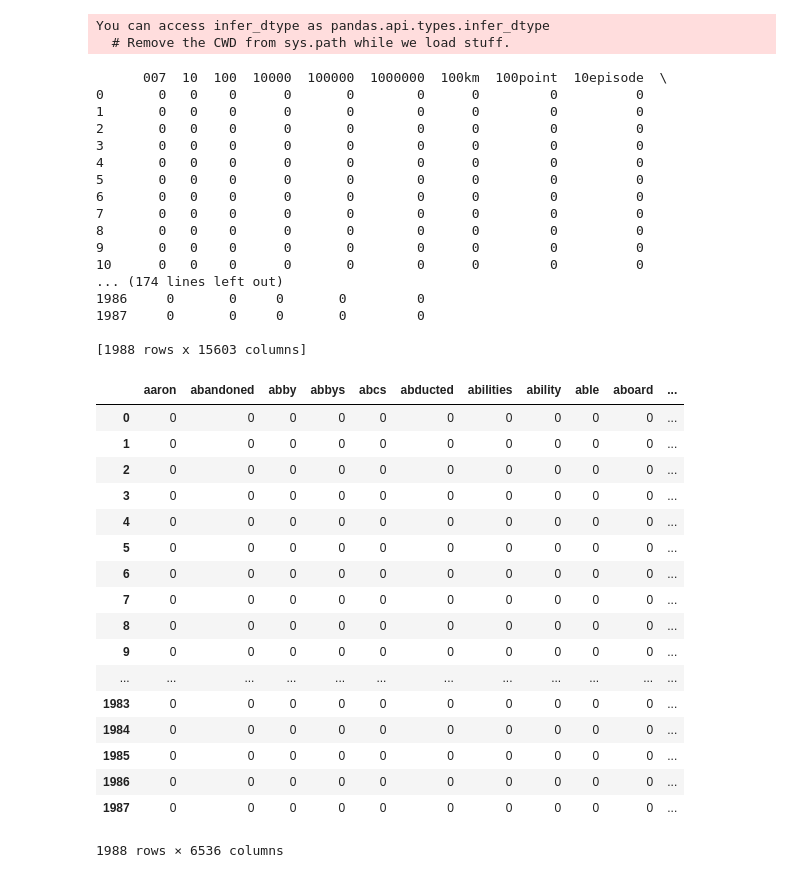
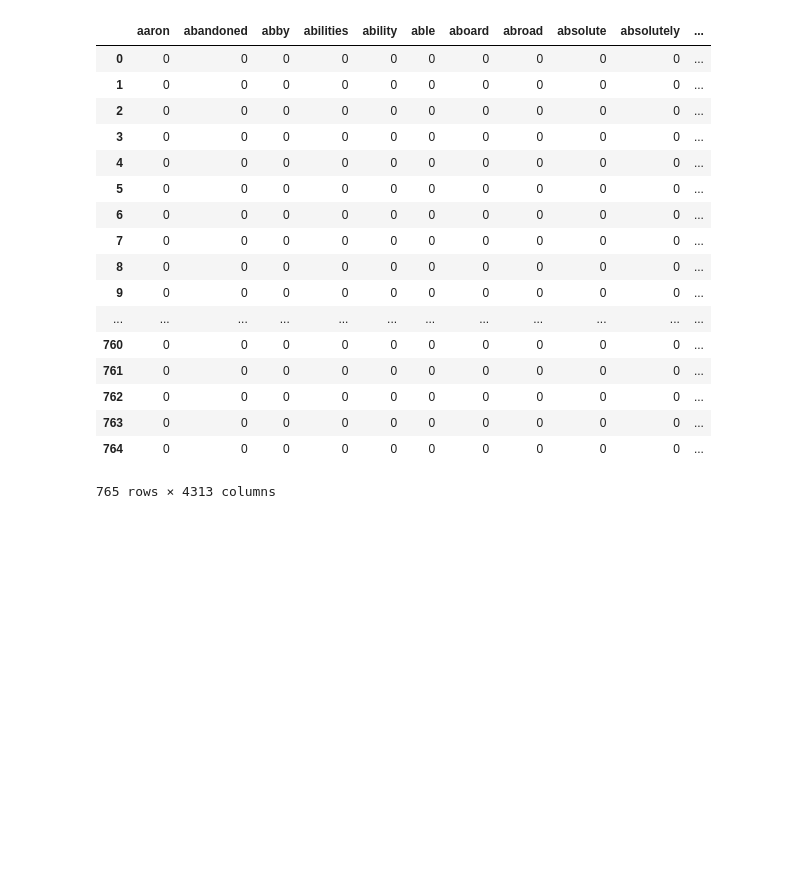
Before and after one commit to mjpriv/mgr, a Jupyter notebook: tda/zadrozny_analysis.ipynb, the cells around one changed output. Cells and saved outputs as stored; diff of their text form; code cells hidden in the pictures; blank space fills up the shorter version.

```diff
--- a/tda/zadrozny_analysis.ipynb
+++ b/tda/zadrozny_analysis.ipynb
@@ -10,14 +10,16 @@ movies = pd.read_csv('tmdb-movies.csv', encoding = 'utf8')
 movies.dropna(subset=['overview'], inplace=True)
 movies.apply(lambda x: pd.lib.infer_dtype(x.values))
 
+
 genres = movies['genres'].str.split('|',expand=True)
 genres = genres.values
 genres = pd.DataFrame(genres)
-genres.columns = ['Genre 1', 'Genre 2', 'Genre 3', 'Genre 4', 'Genre 5']
+genres.columns = ['Genre 1', 'Genre 2', 'Genre 3', 'Genre 4', 'Genre 5',]
 genres = genres.applymap(lambda x: '' if x is None else str(x))
 
 movies = movies.iloc[(genres.apply(lambda x: sum(x != ''), axis = 1) == 1).values]
 movies=movies.rename(columns = {'genres':'Genre 1', 'overview':'Description'})
+movies = movies.iloc[((~movies['Description'].str.split('\\. ',expand=True).isnull()).apply(sum, axis = 1) > 2).values]
 movies = movies.iloc[((movies[['Genre 1', 'Description']].isnull()).apply(sum, axis = 1) == 0).values]
 movies = movies.set_index('Genre 1').join(pd.DataFrame(movies.groupby('Genre 1').size()/len(movies) > 0.1)).rename(columns = {0:'to_drop'}).reset_index()
 movies = movies.iloc[movies['to_drop'].values]
@@ -30,72 +32,51 @@ from nltk.stem.lancaster import LancasterStemmer
 
 stop = stopwords.words('english')
 
 docs = movies['Description']
 
 docs = docs.apply(lambda x: x.translate(str.maketrans({key: None for key in string.punctuation})))
 docs = docs.apply(lambda x: x.lower())
 
 docs = docs.apply(lambda x: [x for x in x.split() if x not in stop])
 docs = docs.apply(lambda x: ' '.join(x))
 
 lancaster = LancasterStemmer()
 
 from nltk.stem import WordNetLemmatizer
 wordnet_lemmatizer = WordNetLemmatizer()
 
 # docs = [lancaster.stem(word) for word in docs]
 
 docs = [wordnet_lemmatizer.lemmatize(word) for word in docs]
 
 vec = CountVectorizer()
 
 X = vec.fit_transform(docs)
 df = pd.DataFrame(X.toarray(), columns=vec.get_feature_names())
 
-print(df)
-
 df = df.iloc[:,((df>0).apply(sum) > 1).values]
 import re
 df = df.iloc[:, pd.Series(df.columns).apply(lambda x: re.match("^[0-9]", x) is None).values]
 df
 # %% [output]
+|  | aaron | abandoned | abby | abilities | ability | able | aboard | abroad | absolute | absolutely | ... |
+| 0 | 0 | 0 | 0 | 0 | 0 | 0 | 0 | 0 | 0 | 0 | ... |
+| 1 | 0 | 0 | 0 | 0 | 0 | 0 | 0 | 0 | 0 | 0 | ... |
+| 2 | 0 | 0 | 0 | 0 | 0 | 0 | 0 | 0 | 0 | 0 | ... |
+| 3 | 0 | 0 | 0 | 0 | 0 | 0 | 0 | 0 | 0 | 0 | ... |
+| 4 | 0 | 0 | 0 | 0 | 0 | 0 | 0 | 0 | 0 | 0 | ... |
+| 5 | 0 | 0 | 0 | 0 | 0 | 0 | 0 | 0 | 0 | 0 | ... |
+| 6 | 0 | 0 | 0 | 0 | 0 | 0 | 0 | 0 | 0 | 0 | ... |
+| 7 | 0 | 0 | 0 | 0 | 0 | 0 | 0 | 0 | 0 | 0 | ... |
+| 8 | 0 | 0 | 0 | 0 | 0 | 0 | 0 | 0 | 0 | 0 | ... |
+| 9 | 0 | 0 | 0 | 0 | 0 | 0 | 0 | 0 | 0 | 0 | ... |
+| ... | ... | ... | ... | ... | ... | ... | ... | ... | ... | ... | ... |
+| 760 | 0 | 0 | 0 | 0 | 0 | 0 | 0 | 0 | 0 | 0 | ... |
+| 761 | 0 | 0 | 0 | 0 | 0 | 0 | 0 | 0 | 0 | 0 | ... |
+| 762 | 0 | 0 | 0 | 0 | 0 | 0 | 0 | 0 | 0 | 0 | ... |
+| 763 | 0 | 0 | 0 | 0 | 0 | 0 | 0 | 0 | 0 | 0 | ... |
+| 764 | 0 | 0 | 0 | 0 | 0 | 0 | 0 | 0 | 0 | 0 | ... |
-You can access infer_dtype as pandas.api.types.infer_dtype
-  # Remove the CWD from sys.path while we load stuff.
+765 rows × 4313 columns
-      007  10  100  10000  100000  1000000  100km  100point  10episode  \
-0       0   0    0      0       0        0      0         0          0
-1       0   0    0      0       0        0      0         0          0
-2       0   0    0      0       0        0      0         0          0
-3       0   0    0      0       0        0      0         0          0
-4       0   0    0      0       0        0      0         0          0
-5       0   0    0      0       0        0      0         0          0
-6       0   0    0      0       0        0      0         0          0
-7       0   0    0      0       0        0      0         0          0
-8       0   0    0      0       0        0      0         0          0
-9       0   0    0      0       0        0      0         0          0
-10      0   0    0      0       0        0      0         0          0
-... (174 lines left out)
-1986     0       0     0       0         0
-1987     0       0     0       0         0
-
-[1988 rows x 15603 columns]
-|  | aaron | abandoned | abby | abbys | abcs | abducted | abilities | ability | able | aboard | ... |
-| 0 | 0 | 0 | 0 | 0 | 0 | 0 | 0 | 0 | 0 | 0 | ... |
-| 1 | 0 | 0 | 0 | 0 | 0 | 0 | 0 | 0 | 0 | 0 | ... |
-| 2 | 0 | 0 | 0 | 0 | 0 | 0 | 0 | 0 | 0 | 0 | ... |
-| 3 | 0 | 0 | 0 | 0 | 0 | 0 | 0 | 0 | 0 | 0 | ... |
-| 4 | 0 | 0 | 0 | 0 | 0 | 0 | 0 | 0 | 0 | 0 | ... |
-| 5 | 0 | 0 | 0 | 0 | 0 | 0 | 0 | 0 | 0 | 0 | ... |
-| 6 | 0 | 0 | 0 | 0 | 0 | 0 | 0 | 0 | 0 | 0 | ... |
-| 7 | 0 | 0 | 0 | 0 | 0 | 0 | 0 | 0 | 0 | 0 | ... |
-| 8 | 0 | 0 | 0 | 0 | 0 | 0 | 0 | 0 | 0 | 0 | ... |
-| 9 | 0 | 0 | 0 | 0 | 0 | 0 | 0 | 0 | 0 | 0 | ... |
-| ... | ... | ... | ... | ... | ... | ... | ... | ... | ... | ... | ... |
-| 1983 | 0 | 0 | 0 | 0 | 0 | 0 | 0 | 0 | 0 | 0 | ... |
-| 1984 | 0 | 0 | 0 | 0 | 0 | 0 | 0 | 0 | 0 | 0 | ... |
-| 1985 | 0 | 0 | 0 | 0 | 0 | 0 | 0 | 0 | 0 | 0 | ... |
-| 1986 | 0 | 0 | 0 | 0 | 0 | 0 | 0 | 0 | 0 | 0 | ... |
-| 1987 | 0 | 0 | 0 | 0 | 0 | 0 | 0 | 0 | 0 | 0 | ... |
-1988 rows × 6536 columns
 # %%
 dtm = movies['Genre 1'].reset_index()[movies['Genre 1'].reset_index().columns.difference(['index'])]
 groups_filter = pd.concat([dtm, df], axis=1)
```
Also changed, not shown: parts of 5 cells of this notebook, 1 other file.
